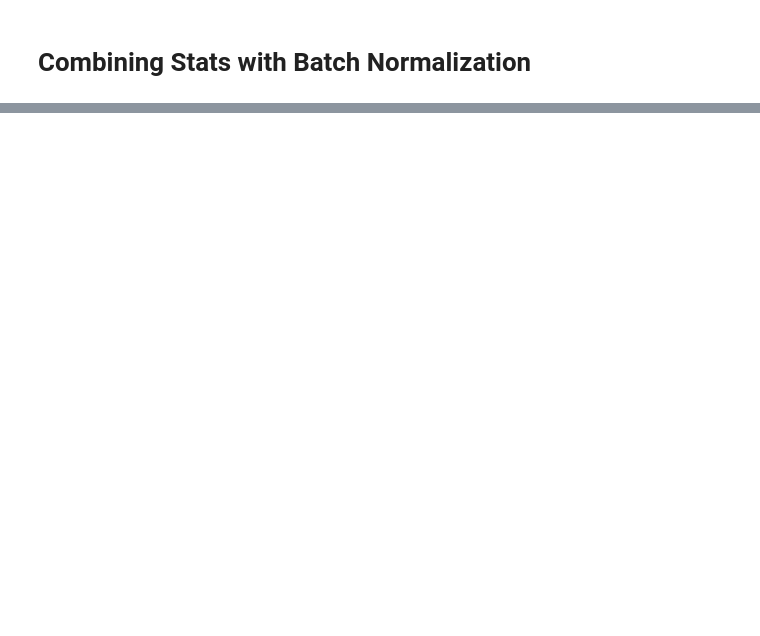
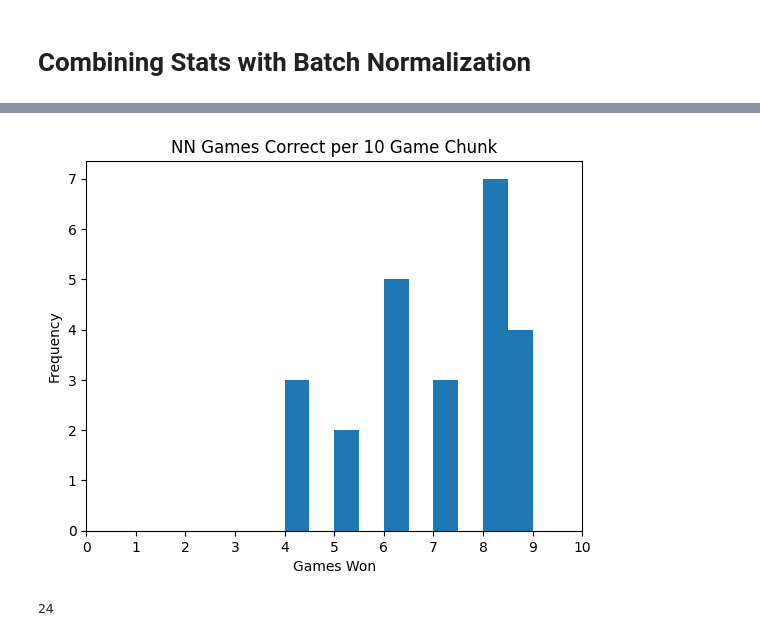
Before and after one commit to HertzJack/NBA-Neural-Network, a Jupyter notebook: ai_project_keras.ipynb, the cells around one changed output, grey strips where cells are left out. Cells and saved outputs as stored; diff of their text form; code cells hidden in the pictures; blank space fills up the shorter version.

Commit message:
add updated files for 10 games and graphs

```diff
--- a/ai_project_keras.ipynb
+++ b/ai_project_keras.ipynb
@@ -736,0 +743,8 @@ Epoch 50/50
+# %%
+celtics_games_only = bn_merged[bn_merged["TEAM_ABBREVIATION"] == "BOS"]
+celtics_games_only = celtics_games_only.sort_values("GAME_DATE")
+celtics_games_only = celtics_games_only.reset_index()
+
+chunk_size = 10 # Split into 10 consecutive games
+list_of_dfs = [celtics_games_only[i:i + chunk_size] for i in range(0, celtics_games_only.shape[0], chunk_size)]
+list_of_dfs[0]
@@ -736,0 +770,28 @@ Epoch 50/50
+# %%
+# Return number of games won in the chunk
+def evaluate_chunk(games, debug=False) -> int:
+  games = games.reset_index(drop=True)
+  print("Evaluating chunk starting at: " + str(games.at[0, "GAME_DATE"]))
+  games_won = 0
+  for index, row in games.iterrows():
+    game_input = row[bn_stats].to_numpy(dtype="float32")
+    game_input = np.array([game_input])
+    game_result = row[['WIN']].to_numpy(dtype="float32")
+    result = bn_model.evaluate(x=game_input, y=game_result)
+    if debug:
+      print("Actual Result: {}, Predicted: {}".format(row['WIN'], result[1]))
+    # We correctly predicted the result
+    if result[1]:
+      games_won += 1
+  return games_won
+
+
+games_correctly_guessed = []
+for chunk in list_of_dfs:
+  if len(chunk.index) != 10:
+    # Not fair to count a chunk less than 10 games
+    continue
+  won = evaluate_chunk(chunk)
+  games_correctly_guessed.append(won)
+
+games_correctly_guessed
@@ -736,0 +817,10 @@ Epoch 50/50
+# %%
+plt.hist(games_correctly_guessed, density=False)
+plt.title("NN Games Correct per 10 Game Chunk")
+plt.ylabel('Frequency')
+plt.xlabel('Games Won');
+plt.xticks(np.arange(0, 11, step=1))
+plt.show()
+# %% [output]
+[figure, added]
+24
```
Also changed, not shown: parts of 30 cells of this notebook, 1 other file.
